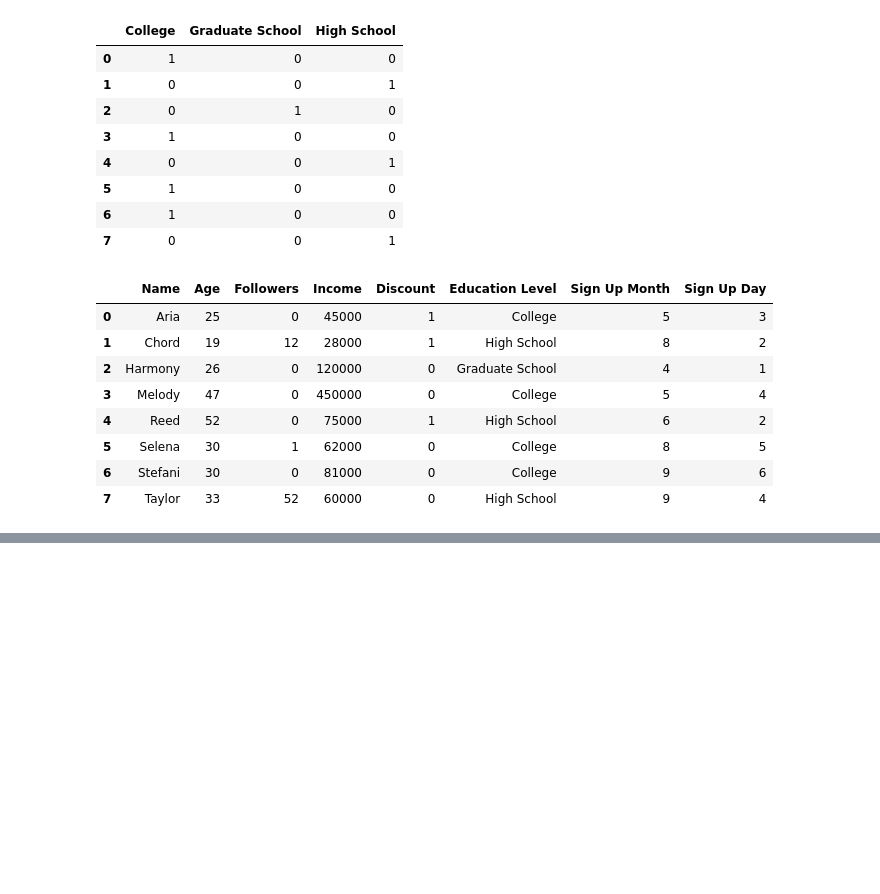
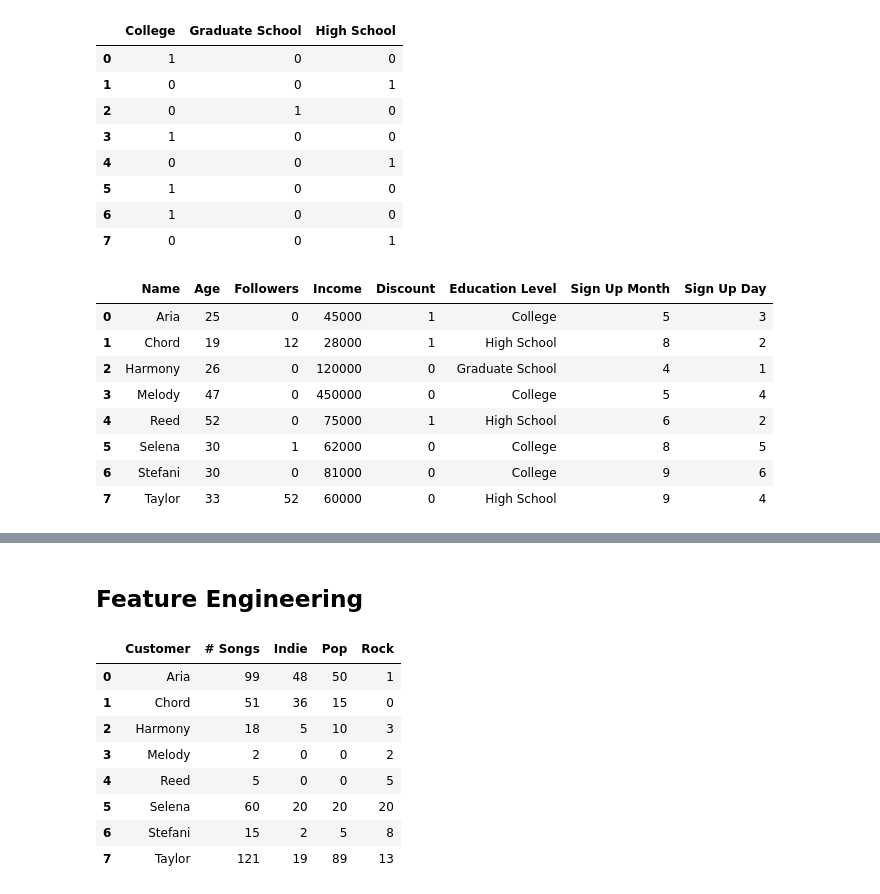
Before and after one commit to eek-dataguy/Unsupervised-ML, a Jupyter notebook: Practices/data_prep.ipynb, the cells around one changed output, grey strips where cells are left out. Saved outputs shown, nothing was run; the diff lists cells and outputs as text; code cells hidden in the pictures; blank space fills up the shorter version.

```diff
--- a/Practices/data_prep.ipynb
+++ b/Practices/data_prep.ipynb
@@ -566,3 +566,25 @@ customers
 | 5 | Selena | 30 | 1 | 62000 | 0 | 8 | 5 | 1 | 0 | ... |
 | 6 | Stefani | 30 | 0 | 81000 | 0 | 9 | 6 | 1 | 0 | ... |
 | 7 | Taylor | 33 | 52 | 60000 | 0 | 9 | 4 | 0 | 0 | ... |
+# %% [markdown]
+## Feature Engineering
+# %%
+# the data from setting the row granularity, with a few more customers
+songs_genres_dict = {'Customer': ['Aria', 'Chord', 'Harmony', 'Melody', 'Reed', 'Selena', 'Stefani', 'Taylor'],
+                     '# Songs': [99, 51, 18, 2, 5, 60, 15, 121],
+                     'Indie': [48, 36, 5, 0, 0, 20, 2, 19],
+                     'Pop': [50, 15, 10, 0, 0, 20, 5, 89],
+                     'Rock': [1, 0, 3, 2, 5, 20, 8, 13]}
+
+songs_genres = pd.DataFrame(songs_genres_dict)
+songs_genres
+# %% [output]
+|  | Customer | # Songs | Indie | Pop | Rock |
+| 0 | Aria | 99 | 48 | 50 | 1 |
+| 1 | Chord | 51 | 36 | 15 | 0 |
+| 2 | Harmony | 18 | 5 | 10 | 3 |
+| 3 | Melody | 2 | 0 | 0 | 2 |
+| 4 | Reed | 5 | 0 | 0 | 5 |
+| 5 | Selena | 60 | 20 | 20 | 20 |
+| 6 | Stefani | 15 | 2 | 5 | 8 |
+| 7 | Taylor | 121 | 19 | 89 | 13 |
```
Also changed, not shown: parts of 4 cells of this notebook.
